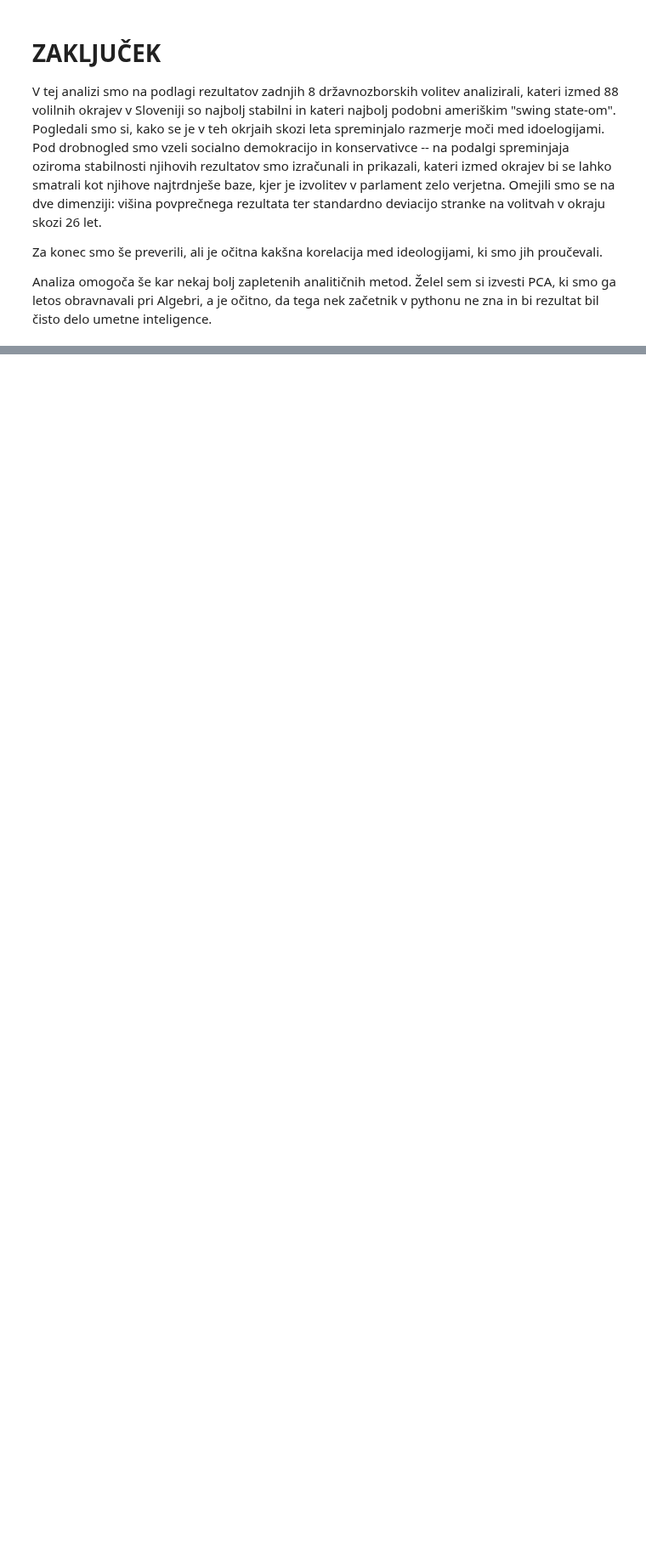
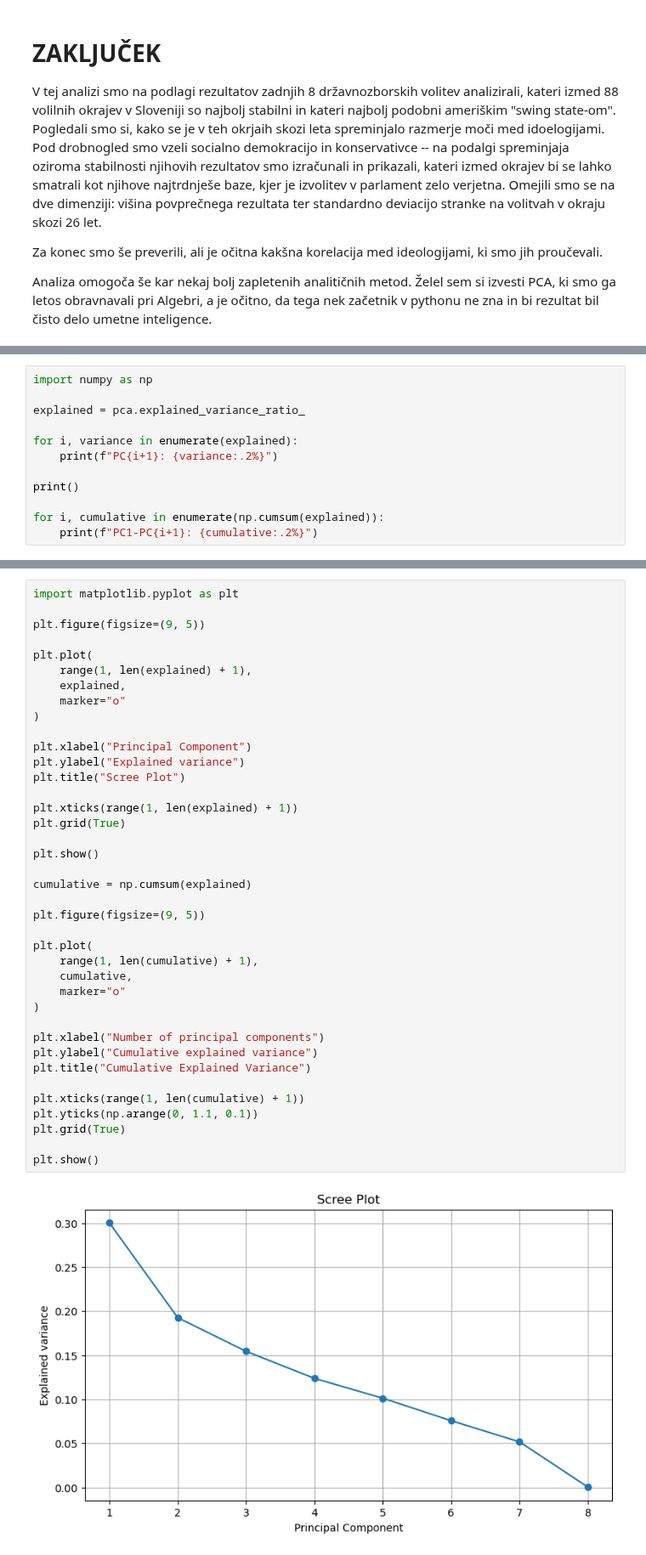
Before and after one commit to andrazmatos/Projekt-VOLITVE, a Jupyter notebook: analiza_volilnih_okrajev.ipynb, the cells around one changed output, grey strips where cells are left out. Shown at 85% size. Drawn from its saved outputs; the diff is of its cells as text; blank space fills up the shorter version.

```diff
--- a/analiza_volilnih_okrajev.ipynb
+++ b/analiza_volilnih_okrajev.ipynb
@@ -549,0 +668,12 @@ Analiza omogoča še kar nekaj bolj zapletenih analitičnih metod. Želel sem si
+# %%
+import numpy as np
+
+explained = pca.explained_variance_ratio_
+
+for i, variance in enumerate(explained):
+    print(f"PC{i+1}: {variance:.2%}")
+
+print()
+
+for i, cumulative in enumerate(np.cumsum(explained)):
+    print(f"PC1-PC{i+1}: {cumulative:.2%}")
@@ -549,0 +698,41 @@ Analiza omogoča še kar nekaj bolj zapletenih analitičnih metod. Želel sem si
+# %%
+import matplotlib.pyplot as plt
+
+plt.figure(figsize=(9, 5))
+
+plt.plot(
+    range(1, len(explained) + 1),
+    explained,
+    marker="o"
+)
+
+plt.xlabel("Principal Component")
+plt.ylabel("Explained variance")
+plt.title("Scree Plot")
+
+plt.xticks(range(1, len(explained) + 1))
+plt.grid(True)
+
+plt.show()
+
+cumulative = np.cumsum(explained)
+
+plt.figure(figsize=(9, 5))
+
+plt.plot(
+    range(1, len(cumulative) + 1),
+    cumulative,
+    marker="o"
+)
+
+plt.xlabel("Number of principal components")
+plt.ylabel("Cumulative explained variance")
+plt.title("Cumulative Explained Variance")
+
+plt.xticks(range(1, len(cumulative) + 1))
+plt.yticks(np.arange(0, 1.1, 0.1))
+plt.grid(True)
+
+plt.show()
+# %% [output]
+[figure, added]
```
Also changed, not shown: parts of 25 cells of this notebook, 52 other files.
